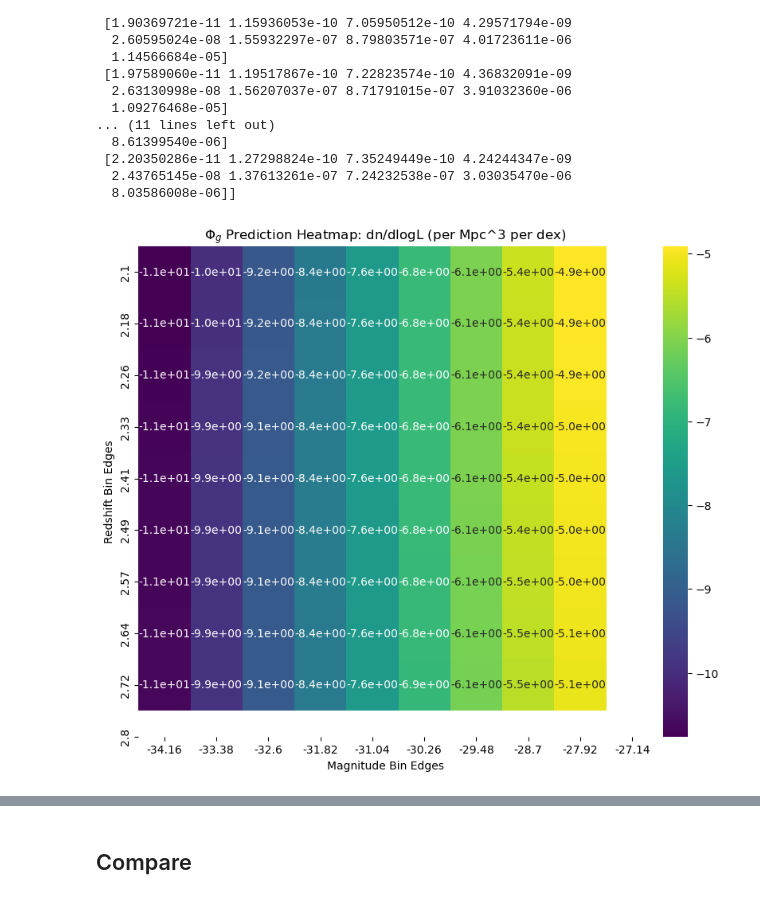
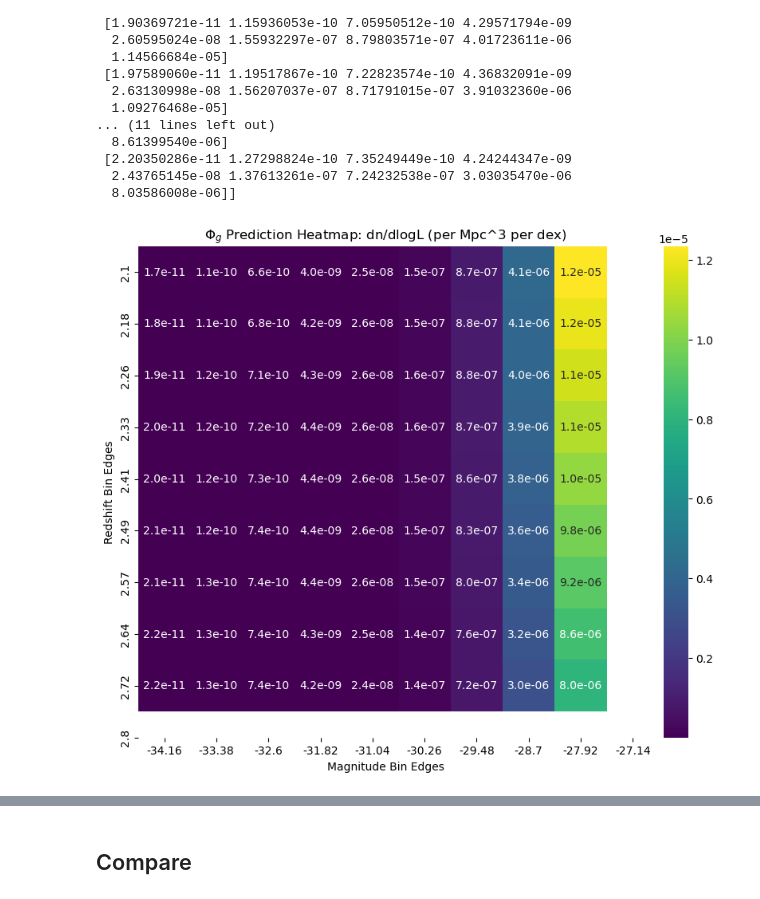
Before and after one commit to XuZhaozhong-1/DESI-ZTF, a Jupyter notebook: DESI-ZTF-2/QSO_DIS.ipynb, the cells around one changed output, grey strips where cells are left out. Cells and saved outputs as stored; diff of their text form; code cells hidden in the pictures.

```diff
--- a/DESI-ZTF-2/QSO_DIS.ipynb
+++ b/DESI-ZTF-2/QSO_DIS.ipynb
@@ -138,13 +138,13 @@ print(phi_g_prediction)
   8.03586008e-06]]
 # %%
 plt.figure(figsize=(10, 8))
-sns.heatmap(nphi_g_prediction), xticklabels=np.round(mag_g_edges, 2), yticklabels=np.round(z_edges, 2), annot=True, fmt=".1e", cmap='viridis')
+sns.heatmap(phi_g_prediction, xticklabels=np.round(mag_g_edges, 2), yticklabels=np.round(z_edges, 2), annot=True, fmt=".1e", cmap='viridis')
 plt.title('$\Phi_g$ Prediction Heatmap: dn/dlogL (per Mpc^3 per dex)')
 plt.xlabel('Magnitude Bin Edges')
 plt.ylabel('Redshift Bin Edges')
 plt.show()
 # %% [output]
-[figure, old version]
+[figure, new version]
 # %%
 # Creating a meshgrid for the bin edges
 Mag_g, Z = np.meshgrid(mag_g_edges[:-1], z_edges[:-1])
```
Also changed, not shown: parts of 3 cells of this notebook.
